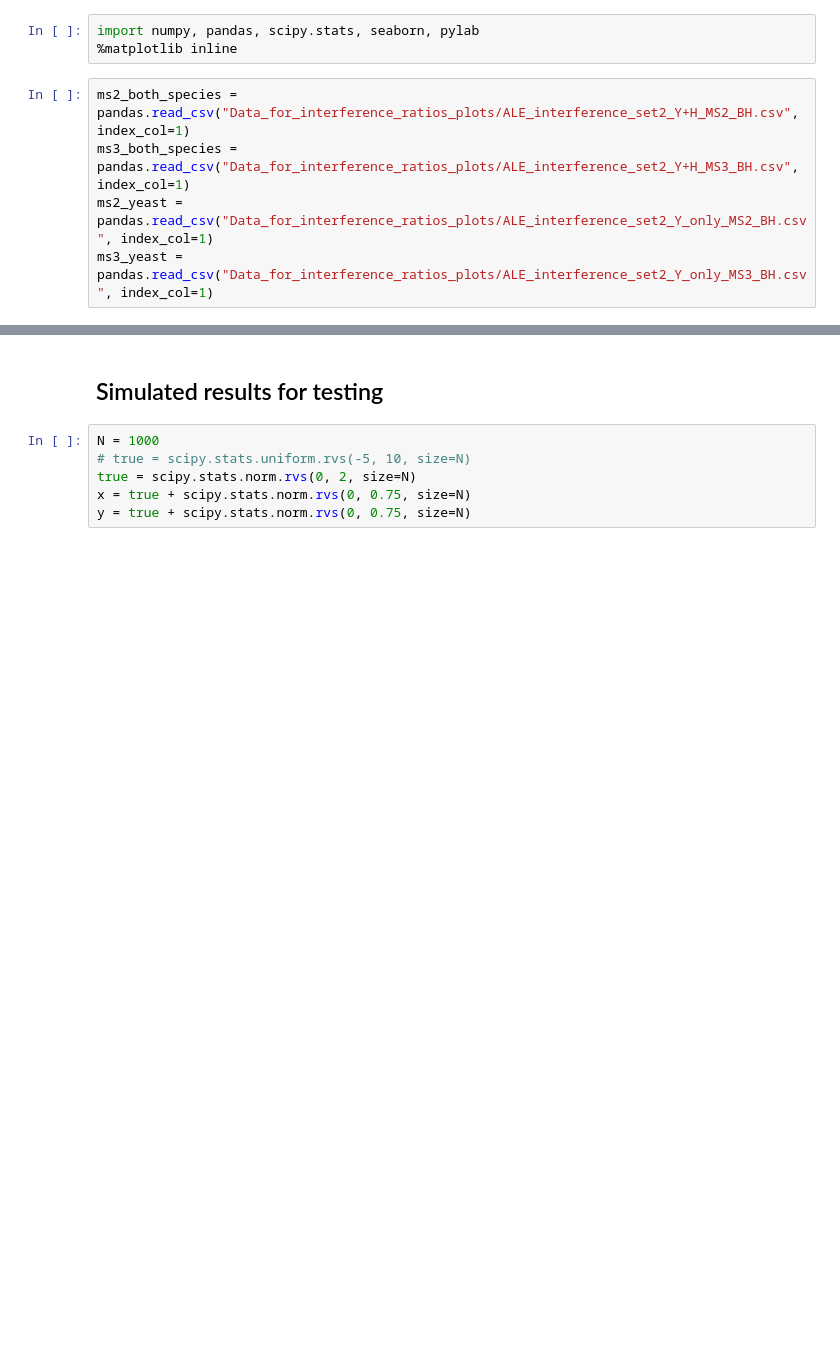
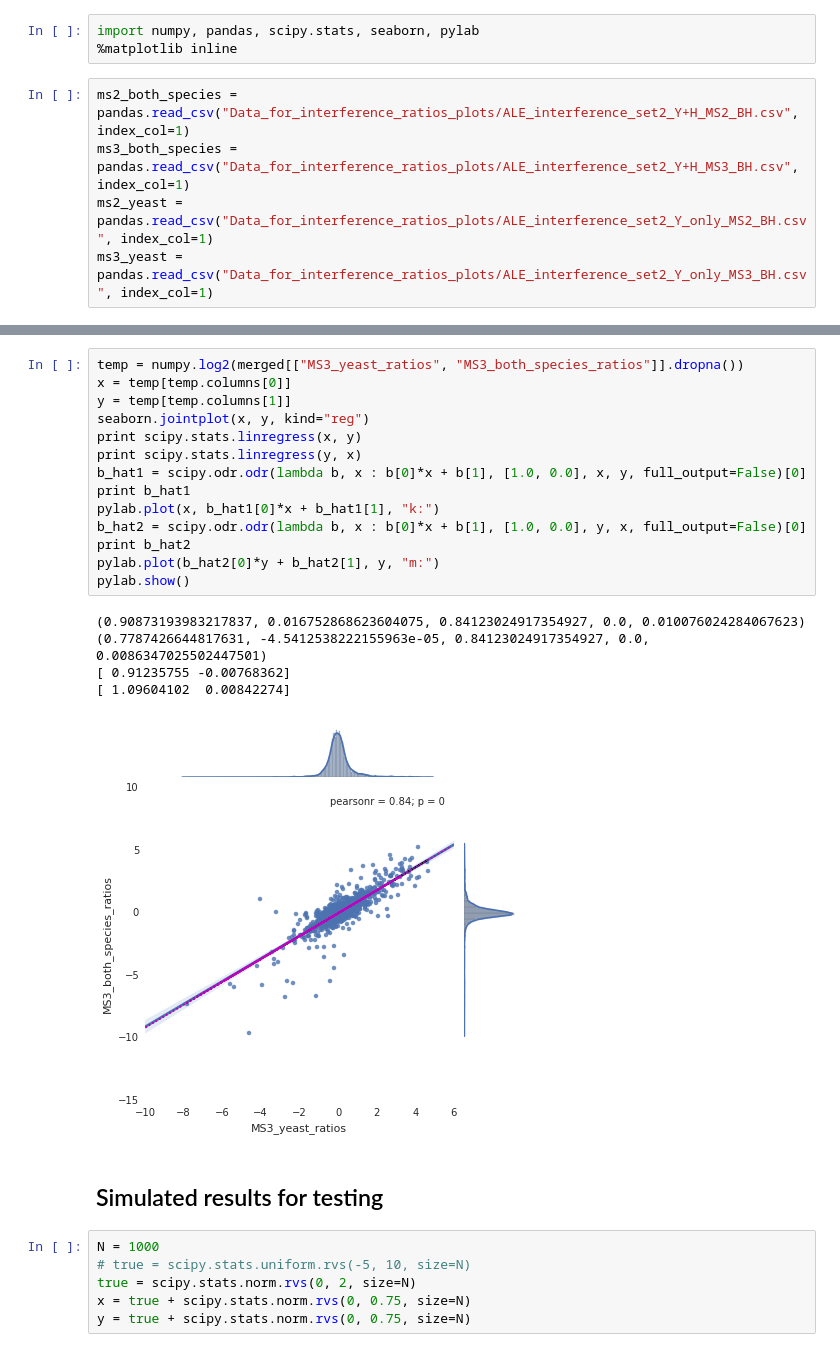
Before and after one commit to matted-zz/ipynb_test, a Jupyter notebook: Ratio comparison with errors in both variables.ipynb, the cells around one changed output, grey strips where cells are left out. Cells and saved outputs as stored; diff of their text form; blank space fills up the shorter version.

```diff
--- a/Ratio comparison with errors in both variables.ipynb
+++ b/Ratio comparison with errors in both variables.ipynb
@@ -36,3 +63,23 @@ pylab.show()
+# %%
+temp = numpy.log2(merged[["MS3_yeast_ratios", "MS3_both_species_ratios"]].dropna())
+x = temp[temp.columns[0]]
+y = temp[temp.columns[1]]
+seaborn.jointplot(x, y, kind="reg")
+print scipy.stats.linregress(x, y)
+print scipy.stats.linregress(y, x)
+b_hat1 = scipy.odr.odr(lambda b, x : b[0]*x + b[1], [1.0, 0.0], x, y, full_output=False)[0]
+print b_hat1
+pylab.plot(x, b_hat1[0]*x + b_hat1[1], "k:")
+b_hat2 = scipy.odr.odr(lambda b, x : b[0]*x + b[1], [1.0, 0.0], y, x, full_output=False)[0]
+print b_hat2
+pylab.plot(b_hat2[0]*y + b_hat2[1], y, "m:")
+pylab.show()
+# %% [output]
+(0.90873193983217837, 0.016752868623604075, 0.84123024917354927, 0.0, 0.010076024284067623)
+(0.7787426644817631, -4.5412538222155963e-05, 0.84123024917354927, 0.0, 0.0086347025502447501)
+[ 0.91235755 -0.00768362]
+[ 1.09604102  0.00842274]
+[figure, added]
 # %% [markdown]
 ## Simulated results for testing
 # %%
```
Also changed, not shown: parts of 2 cells of this notebook.
